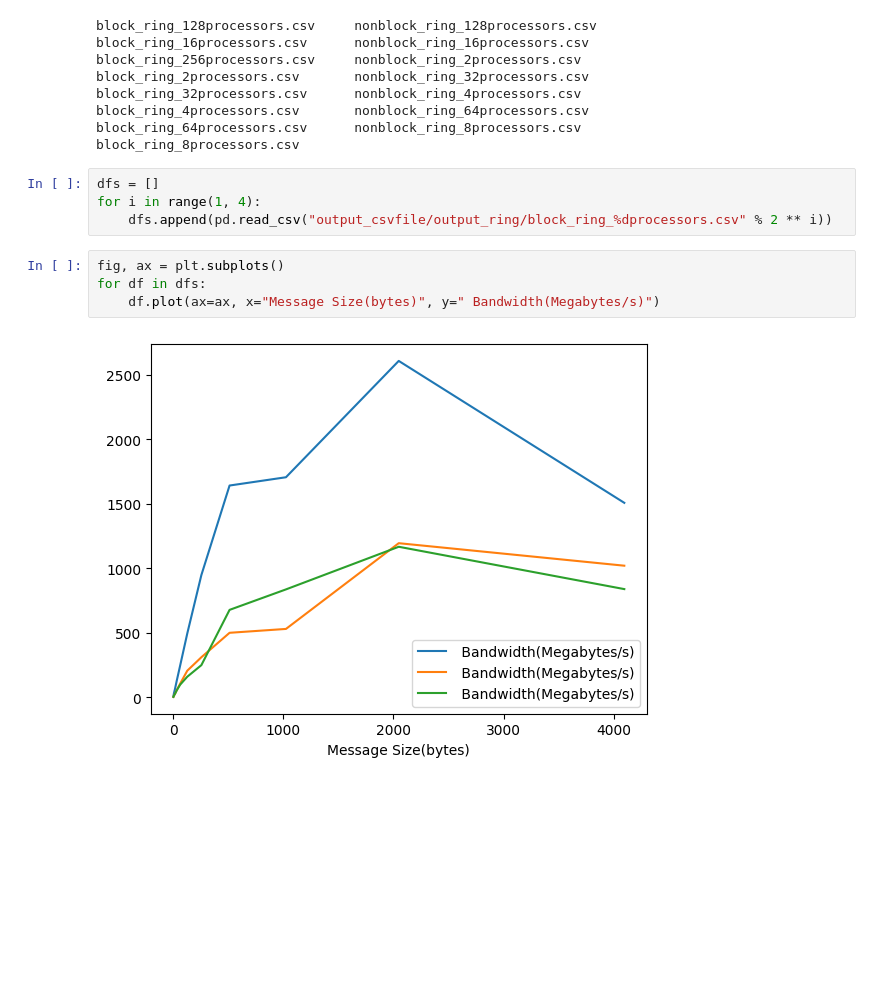
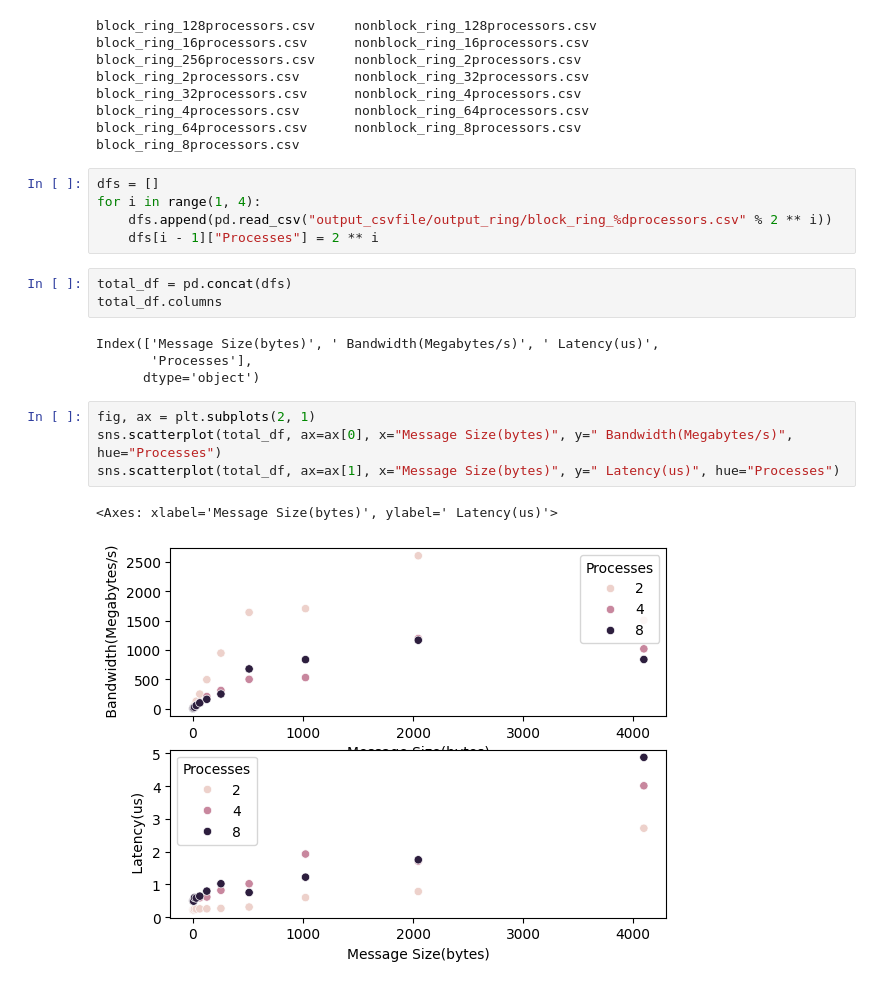
Before and after one commit to cmse822/project-3-mpi-p2p-team1, a Jupyter notebook: plotting_ring.ipynb, the cells around one changed output. Saved outputs shown, nothing was run; the diff lists cells and outputs as text; blank space fills up the shorter version.

Commit message:
Improved plotting code for the ring. Now uses seaborn.

```diff
--- a/plotting_ring.ipynb
+++ b/plotting_ring.ipynb
@@ -16,9 +17,18 @@ block_ring_8processors.csv
 dfs = []
 for i in range(1, 4):
     dfs.append(pd.read_csv("output_csvfile/output_ring/block_ring_%dprocessors.csv" % 2 ** i))
+    dfs[i - 1]["Processes"] = 2 ** i
+# %%
+total_df = pd.concat(dfs)
+total_df.columns
+# %% [output]
+Index(['Message Size(bytes)', ' Bandwidth(Megabytes/s)', ' Latency(us)',
+       'Processes'],
+      dtype='object')
 # %%
-fig, ax = plt.subplots()
-for df in dfs:
-    df.plot(ax=ax, x="Message Size(bytes)", y=" Bandwidth(Megabytes/s)")
+fig, ax = plt.subplots(2, 1)
+sns.scatterplot(total_df, ax=ax[0], x="Message Size(bytes)", y=" Bandwidth(Megabytes/s)", hue="Processes")
+sns.scatterplot(total_df, ax=ax[1], x="Message Size(bytes)", y=" Latency(us)", hue="Processes")
 # %% [output]
+<Axes: xlabel='Message Size(bytes)', ylabel=' Latency(us)'>
-[figure, old version]
+[figure, new version]
```
Also changed, not shown: parts of 1 cell of this notebook.
